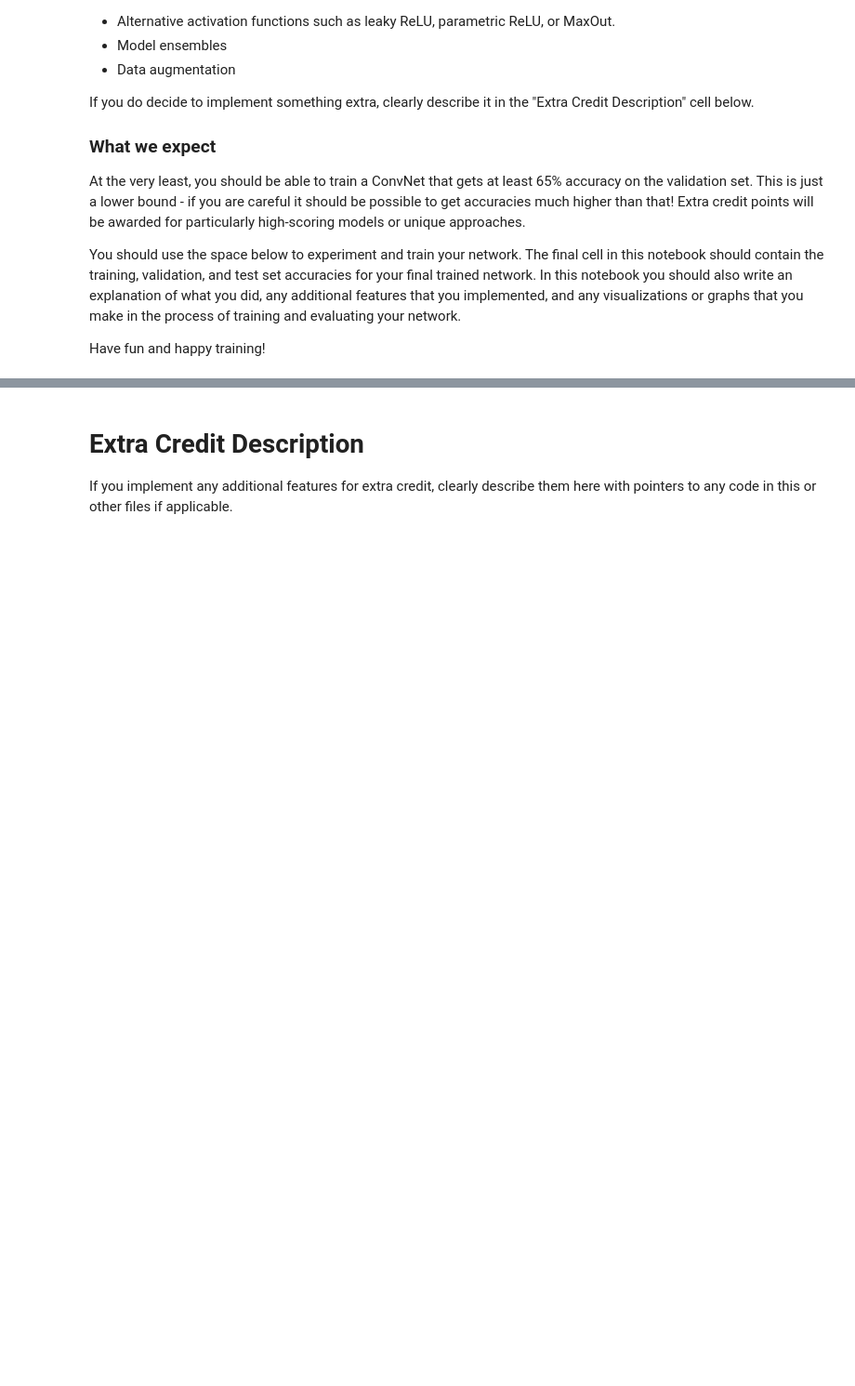
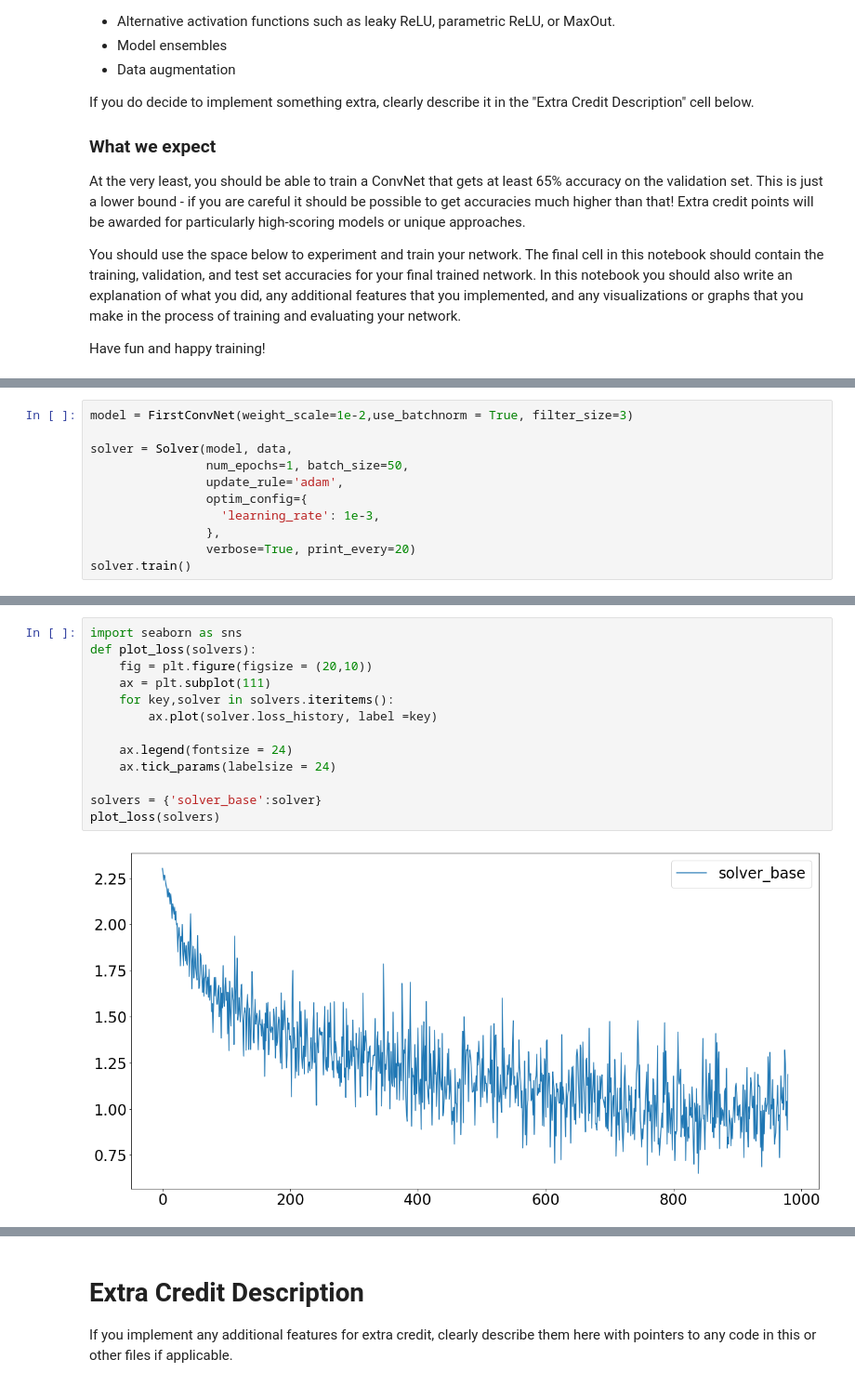
Before and after one commit to rayz2007/cs231n, a Jupyter notebook: assignment2/ConvolutionalNetworks.ipynb, the cells around one changed output, grey strips where cells are left out. Shown at 93% size. Cells and saved outputs as stored; diff of their text form; blank space fills up the shorter version.

Commit message:
conv_net complete

```diff
--- a/assignment2/ConvolutionalNetworks.ipynb
+++ b/assignment2/ConvolutionalNetworks.ipynb
@@ -688,0 +858,11 @@ Have fun and happy training!
+# %%
+model = FirstConvNet(weight_scale=1e-2,use_batchnorm = True, filter_size=3)
+
+solver = Solver(model, data,
+                num_epochs=1, batch_size=50,
+                update_rule='adam',
+                optim_config={
+                  'learning_rate': 1e-3,
+                },
+                verbose=True, print_every=20)
+solver.train()
@@ -688,0 +887,15 @@ Have fun and happy training!
+# %%
+import seaborn as sns
+def plot_loss(solvers):
+    fig = plt.figure(figsize = (20,10))
+    ax = plt.subplot(111)
+    for key,solver in solvers.iteritems():
+        ax.plot(solver.loss_history, label =key)
+
+    ax.legend(fontsize = 24)
+    ax.tick_params(labelsize = 24)
+
+solvers = {'solver_base':solver}
+plot_loss(solvers)
+# %% [output]
+[figure, added]
```
Also changed, not shown: parts of 27 cells of this notebook, 5 other files.
